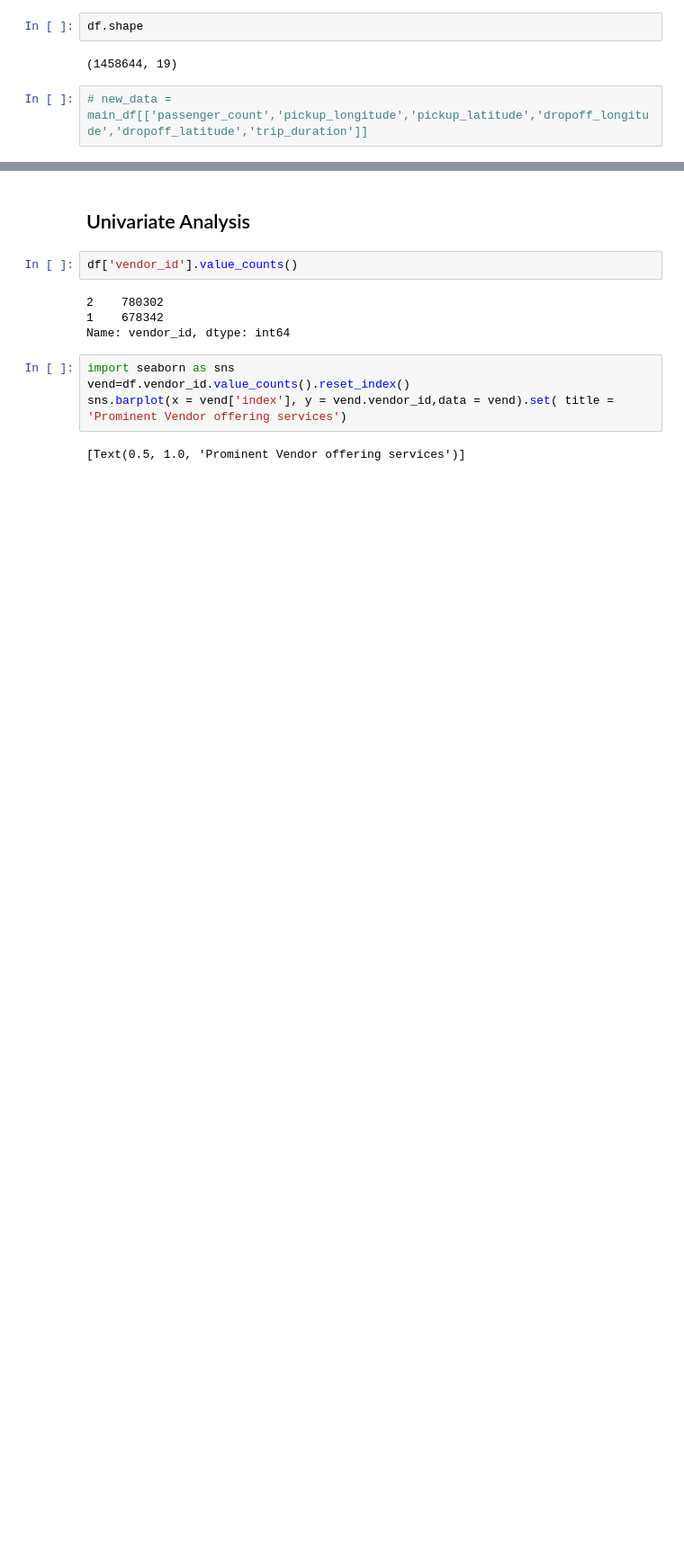
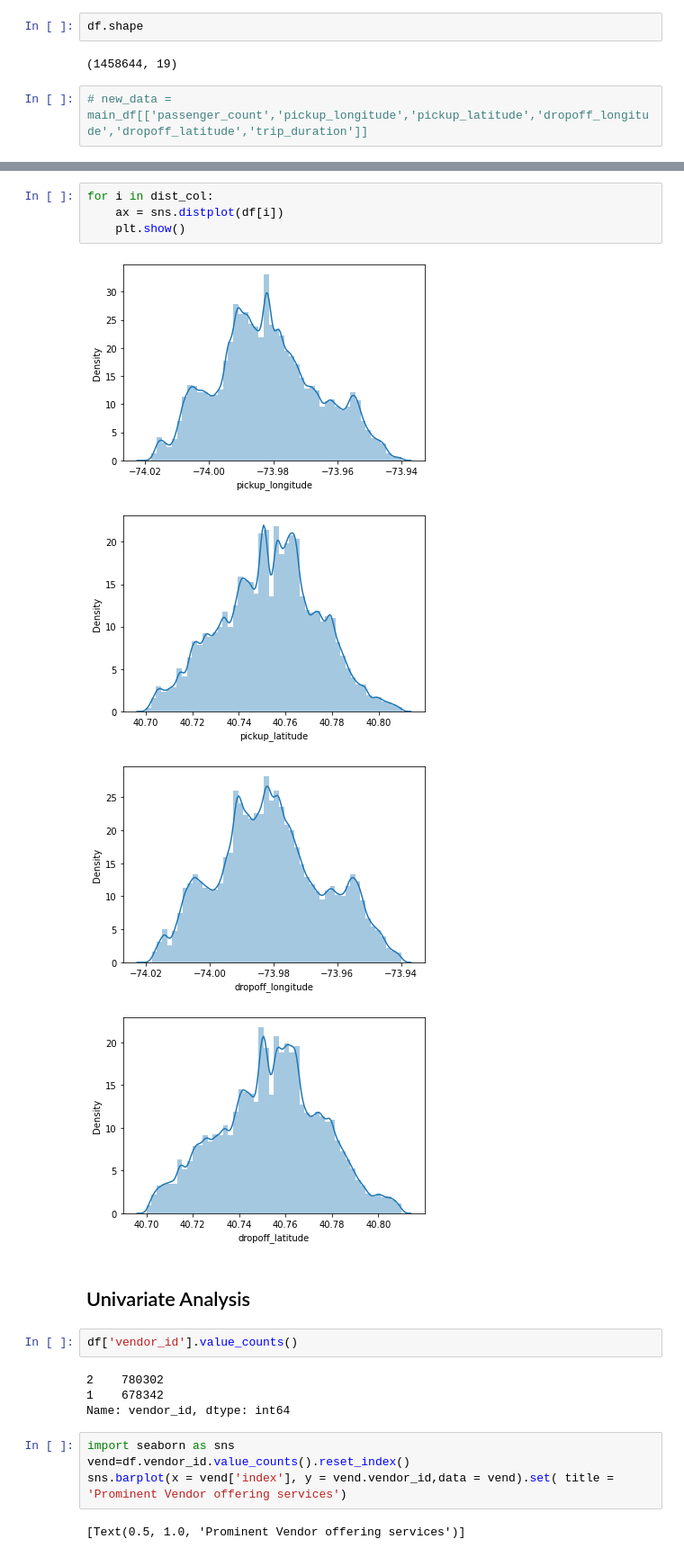
Before and after one commit to Jayjake1/NYC_taxi_trip_predication, a Jupyter notebook: one_Copy_of_NYC_Taxi_Trip_Time_Prediction_Capstone_Project.ipynb, the cells around one changed output, grey strips where cells are left out. Shown at 90% size. Drawn from its saved outputs; the diff is of its cells as text; blank space fills up the shorter version.

```diff
--- a/one_Copy_of_NYC_Taxi_Trip_Time_Prediction_Capstone_Project.ipynb
+++ b/one_Copy_of_NYC_Taxi_Trip_Time_Prediction_Capstone_Project.ipynb
@@ -243,3 +284,12 @@ df.shape
+# %%
+for i in dist_col:
+    ax = sns.distplot(df[i])
+    plt.show()
+# %% [output]
+[figure, added]
+[figure, added]
+[figure, added]
+[figure, added]
 # %% [markdown]
 ## Univariate Analysis
 # %%
```
Also changed, not shown: parts of 35 cells of this notebook.
